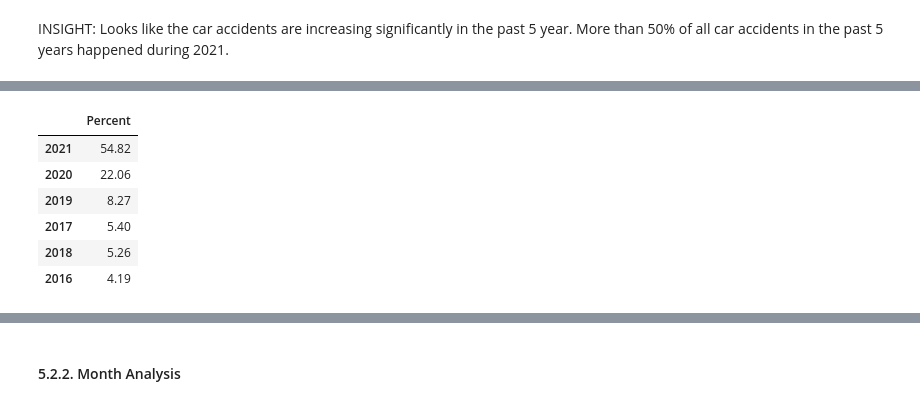
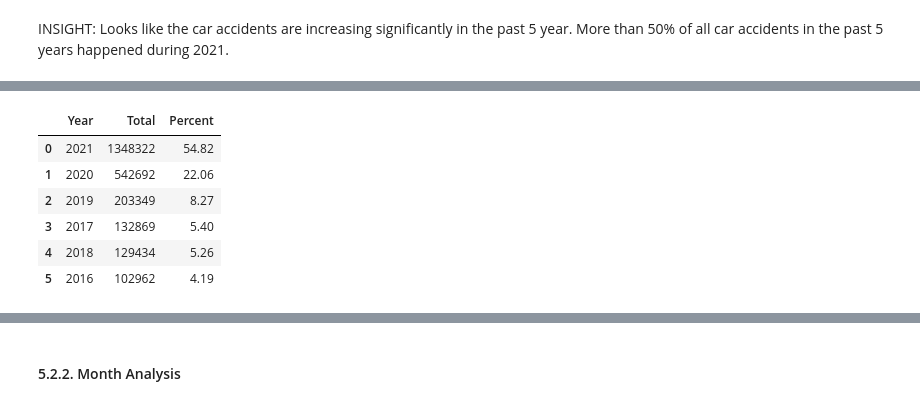
Before and after one commit to lyubol/Exploratory-Data-Analysis, a Jupyter notebook: EDA - US Accidents/US Accidents-checkpoint.ipynb, the cells around one changed output, grey strips where cells are left out. Saved outputs shown, nothing was run; the diff lists cells and outputs as text; code cells hidden in the pictures.

```diff
--- a/EDA - US Accidents/US Accidents-checkpoint.ipynb
+++ b/EDA - US Accidents/US Accidents-checkpoint.ipynb
@@ -599,15 +621,3 @@ df_top_highways_by_state_ranked.sort_values(["Street", "Rank", "State"]).head(20
 #### 5.2.1. Year Analysis
 # %% [markdown]
 INSIGHT: Looks like the car accidents are increasing significantly in the past 5 year. More than 50% of all car accidents in the past 5 years happened during 2021.
-# %%
-df["Start_Year"] = df["Start_Time"].dt.year
-
-df["Start_Year"].value_counts().plot(
-    kind="bar",
-    figsize=(13,5),
-    title = "Number of accidents per year (2016 - 2021)",
-    xlabel = "Year",
-    ylabel = "Accidents (in millions)"
-)
-
-plt.show()
@@ -616,20 +624,26 @@ plt.show()
 # %%
-# Calculate the total accidents (in percents) per year
+# Calculate the total accidents per year
 
-df_accidents_by_year_percent = (
-    df["Start_Year"].value_counts() / df["Start_Year"].value_counts().sum() * 100
+df_accidents_by_year = (
+    df["Start_Year"]
+    .value_counts()
+    .reset_index()
+    .rename(columns={"index":"Year", "Start_Year":"Total"})
+)
+
+df_accidents_by_year["Percent"] = (
+    round(
+        df_accidents_by_year["Total"] / df_accidents_by_year["Total"].sum() * 100,
+        2
     )
+)
 
-(df_accidents_by_year_percent
-    .round(2)
-    .to_frame()
-    .rename(columns={"Start_Year":"Percent"})
-    )
+df_accidents_by_year.head(6)
 # %% [output]
-|  | Percent |
-| 2021 | 54.82 |
-| 2020 | 22.06 |
-| 2019 | 8.27 |
-| 2017 | 5.40 |
-| 2018 | 5.26 |
-| 2016 | 4.19 |
+|  | Year | Total | Percent |
+| 0 | 2021 | 1348322 | 54.82 |
+| 1 | 2020 | 542692 | 22.06 |
+| 2 | 2019 | 203349 | 8.27 |
+| 3 | 2017 | 132869 | 5.40 |
+| 4 | 2018 | 129434 | 5.26 |
+| 5 | 2016 | 102962 | 4.19 |
```
Also changed, not shown: parts of 15 cells of this notebook.
